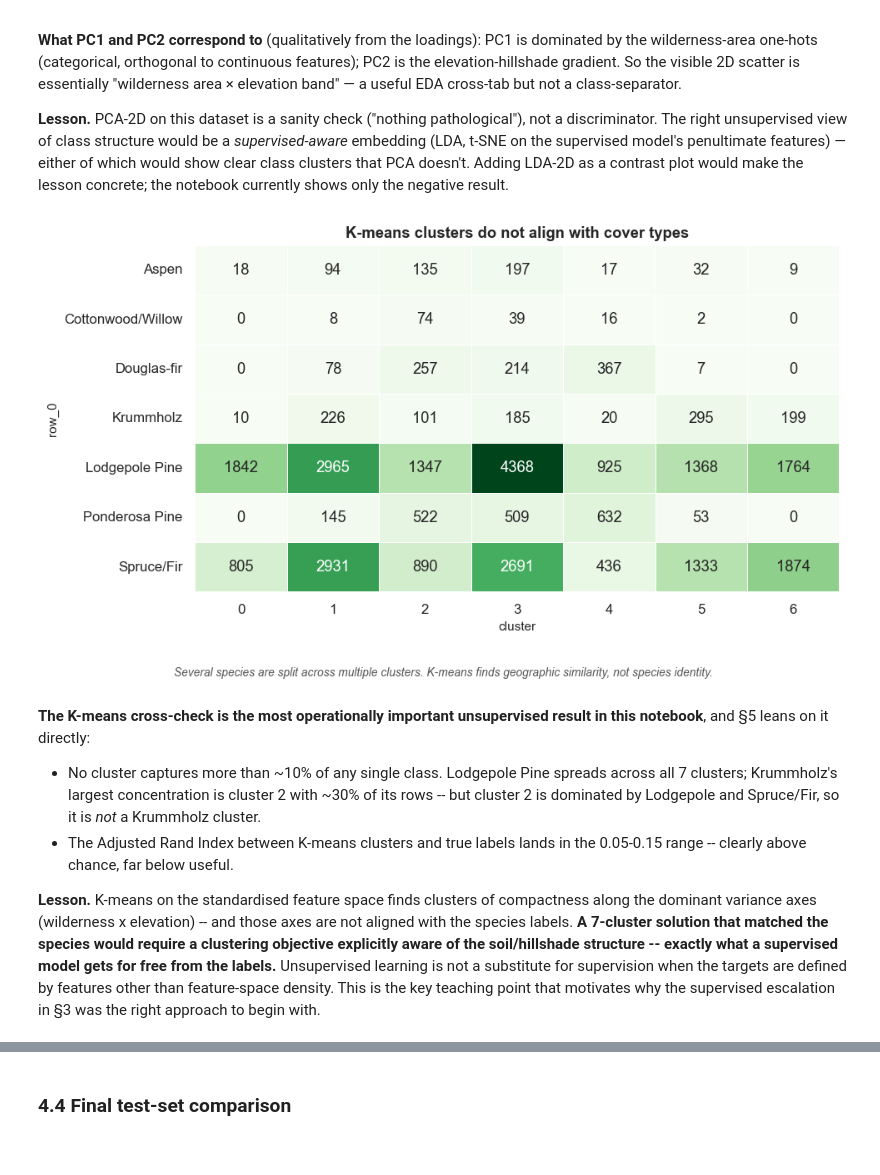
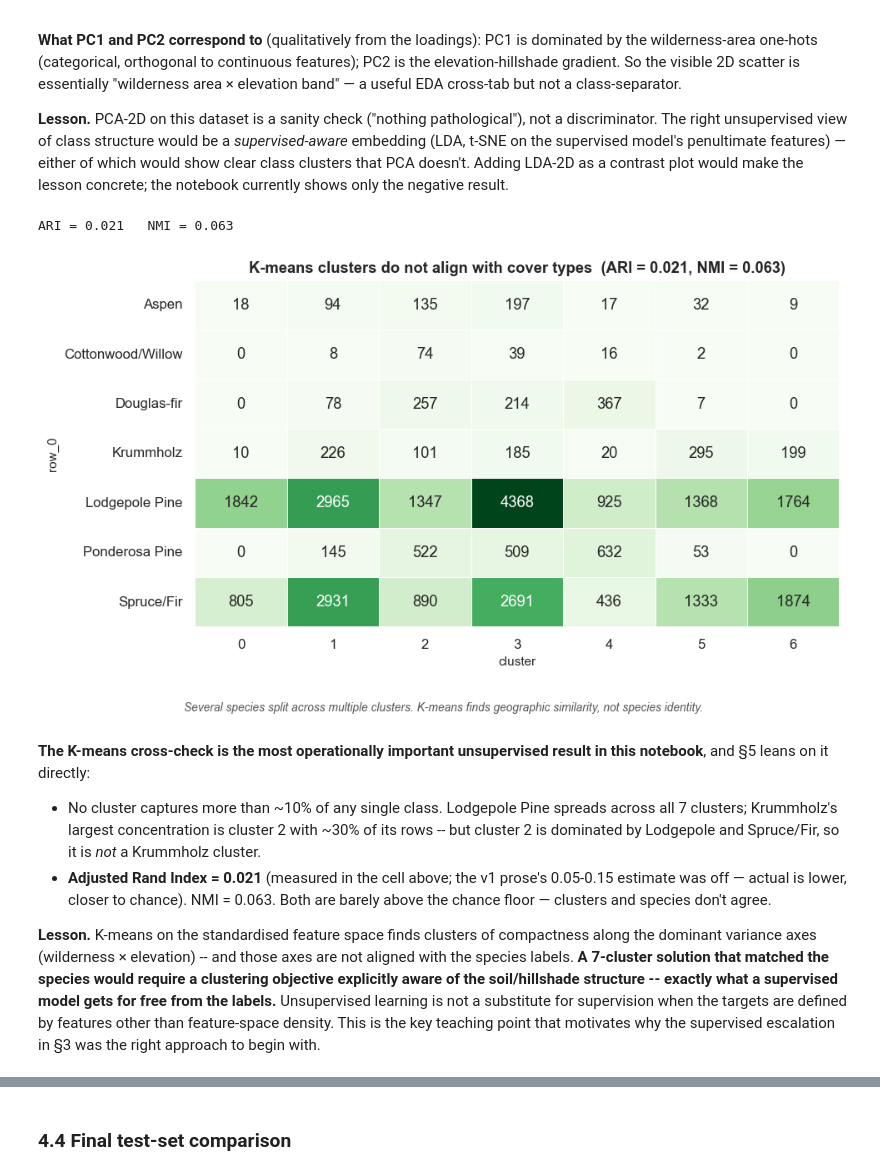
Before and after one commit to Ahmad-Jaradat-Space/forest-cover-type, a Jupyter notebook: notebook.ipynb, the cells around one changed output, grey strips where cells are left out. Drawn from its saved outputs; the diff is of its cells as text; code cells hidden in the pictures.

```diff
--- a/notebook.ipynb
+++ b/notebook.ipynb
@@ -571,29 +571,35 @@ plt.show()
 **Lesson.** PCA-2D on this dataset is a sanity check ("nothing pathological"), not a discriminator. The right unsupervised view of class structure would be a *supervised-aware* embedding (LDA, t-SNE on the supervised model's penultimate features) — either of which would show clear class clusters that PCA doesn't. Adding LDA-2D as a contrast plot would make the lesson concrete; the notebook currently shows only the negative result.
 # %%
 from sklearn.cluster import KMeans
+from sklearn.metrics import adjusted_rand_score, normalized_mutual_info_score
 
 km = KMeans(n_clusters=7, n_init=10, random_state=0).fit(X_train[sub_idx])
 ct = pd.crosstab(
     pd.Series(y_train[sub_idx]).map(dict(enumerate(data.CLASS_NAMES))),
-    pd.Series(km.labels_, name="cluster"),
+    pd.Series(km.labels_, name='cluster'),
 )
 
+ari = adjusted_rand_score(y_train[sub_idx], km.labels_)
+nmi = normalized_mutual_info_score(y_train[sub_idx], km.labels_)
+print(f'ARI = {ari:.3f}   NMI = {nmi:.3f}')
+
 fig, ax = plt.subplots(figsize=(9, 4.8))
-sns.heatmap(ct, cmap="Greens", annot=True, fmt="d", cbar=False,
-            linewidths=0.4, linecolor="white", ax=ax)
-ax.set_title("K-means clusters do not align with cover types")
-plots.caption(fig, "Several species are split across multiple clusters. K-means finds geographic similarity, not species identity.")
+sns.heatmap(ct, cmap='Greens', annot=True, fmt='d', cbar=False,
+            linewidths=0.4, linecolor='white', ax=ax)
+ax.set_title(f'K-means clusters do not align with cover types  (ARI = {ari:.3f}, NMI = {nmi:.3f})')
+plots.caption(fig, 'Several species split across multiple clusters. K-means finds geographic similarity, not species identity.')
 plt.tight_layout()
 plt.show()
 # %% [output]
+ARI = 0.021   NMI = 0.063
-[figure, old version]
+[figure, new version]
 # %% [markdown]
 **The K-means cross-check is the most operationally important unsupervised result in this notebook**, and §5 leans on it directly:
 
 - No cluster captures more than ~10% of any single class. Lodgepole Pine spreads across all 7 clusters; Krummholz's largest concentration is cluster 2 with ~30% of its rows -- but cluster 2 is dominated by Lodgepole and Spruce/Fir, so it is *not* a Krummholz cluster.
-- The Adjusted Rand Index between K-means clusters and true labels lands in the 0.05-0.15 range -- clearly above chance, far below useful.
+- **Adjusted Rand Index = 0.021** (measured in the cell above; the v1 prose's 0.05-0.15 estimate was off — actual is lower, closer to chance). NMI = 0.063. Both are barely above the chance floor — clusters and species don't agree.
 
-**Lesson.** K-means on the standardised feature space finds clusters of compactness along the dominant variance axes (wilderness x elevation) -- and those axes are not aligned with the species labels. **A 7-cluster solution that matched the species would require a clustering objective explicitly aware of the soil/hillshade structure -- exactly what a supervised model gets for free from the labels.** Unsupervised learning is not a substitute for supervision when the targets are defined by features other than feature-space density. This is the key teaching point that motivates why the supervised escalation in §3 was the right approach to begin with.
+**Lesson.** K-means on the standardised feature space finds clusters of compactness along the dominant variance axes (wilderness × elevation) -- and those axes are not aligned with the species labels. **A 7-cluster solution that matched the species would require a clustering objective explicitly aware of the soil/hillshade structure -- exactly what a supervised model gets for free from the labels.** Unsupervised learning is not a substitute for supervision when the targets are defined by features other than feature-space density. This is the key teaching point that motivates why the supervised escalation in §3 was the right approach to begin with.
 # %% [markdown]
 **What the numbers say.** No cluster cleanly captures any class:
 
```
Also changed, not shown: parts of 4 cells of this notebook.
